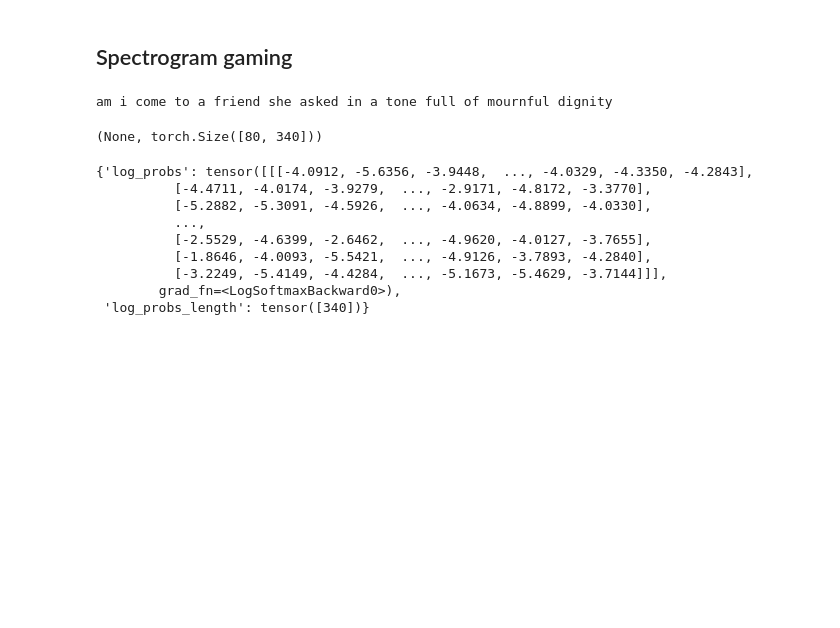
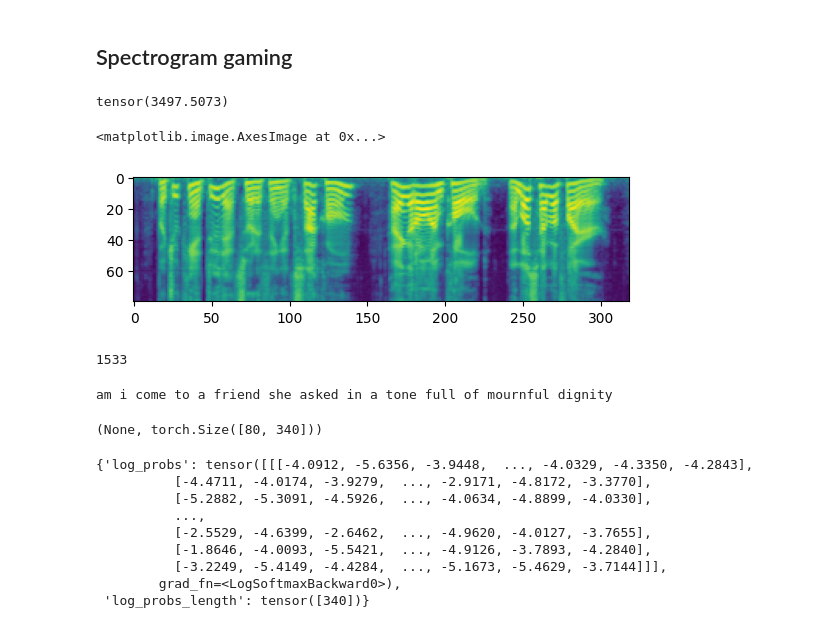
Before and after one commit to Anuiel/dla-hw1, a Jupyter notebook: src/jupyter/test.ipynb, the cells around one changed output. Drawn from its saved outputs; the diff is of its cells as text; code cells hidden in the pictures; blank space fills up the shorter version.

```diff
--- a/src/jupyter/test.ipynb
+++ b/src/jupyter/test.ipynb
@@ -26,11 +26,11 @@ text_encoder = CTCTextEncoder()
 instance_transforms = {
     "get_spectrogram": lambda x: x
 }
-dataset = LibrispeechDataset(part="train-clean-100", text_encoder=text_encoder, instance_transforms=instance_transforms)
+dataset = LibrispeechDataset(part="dev-clean", text_encoder=text_encoder, instance_transforms=instance_transforms)
 # %%
 import IPython
 
-x = dataset[-20]
+x = dataset[1448]
 
 IPython.display.Audio(x['audio_path'])
 # %% [output]
@@ -102,10 +312,18 @@ custom_encoder._ctc_decode_argmax(emission)
 # %%
 from src.datasets import LibrispeechDataset
 from src.text_encoder import CTCTextEncoder
+import torchaudio
 
 text_encoder = CTCTextEncoder()
+mel_spectrogramer = torchaudio.transforms.MelSpectrogram(
+    sample_rate=16000,
+    n_fft=1024,
+    win_length=1024,
+    hop_length=256,
+    n_mels=80,
+)
 instance_transforms = {
-    "get_spectrogram": lambda x: x
+    "get_spectrogram": lambda x: mel_spectrogramer(x)
 }
 dataset = LibrispeechDataset(part="train-clean-100", text_encoder=text_encoder, instance_transforms=instance_transforms)
 # %%
@@ -116,6 +334,38 @@ import torchaudio
 
 import torch
 import torch.nn.functional as F
+# %%
+import IPython
+
+x = dataset[2000]
+# %%
+x['spectrogram'].max()
+# %% [output]
+tensor(3497.5073)
+# %%
+plt.imshow(torch.log(x['spectrogram'].squeeze(0) + 1e-6))
+# %% [output]
+<matplotlib.image.AxesImage at 0x...>
+[figure, added]
+# %%
+from tqdm import tqdm
+
+mel_spectrogramer = torchaudio.transforms.MelSpectrogram(
+    sample_rate=dataset.target_sr,
+    n_fft=1024,
+    win_length=1024,
+    hop_length=256,
+    n_mels=80,
+)
+
+mx = 0
+for item in tqdm(dataset):
+    mel = mel_spectrogramer(item['audio'])
+    mx = max(mx, mel.shape[-1])
+
+print(mx)
+# %% [output]
+1533
 # %%
 mel_spectrogramer = torchaudio.transforms.MelSpectrogram(
     sample_rate=dataset.target_sr,
```
Also changed, not shown: parts of 15 cells of this notebook, 18 other files.
